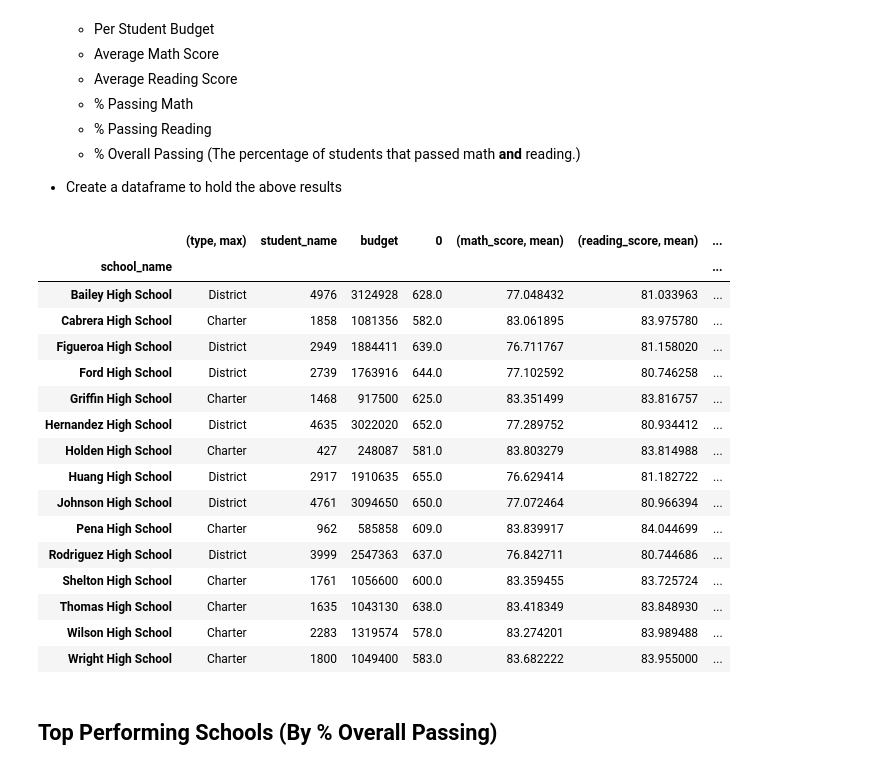
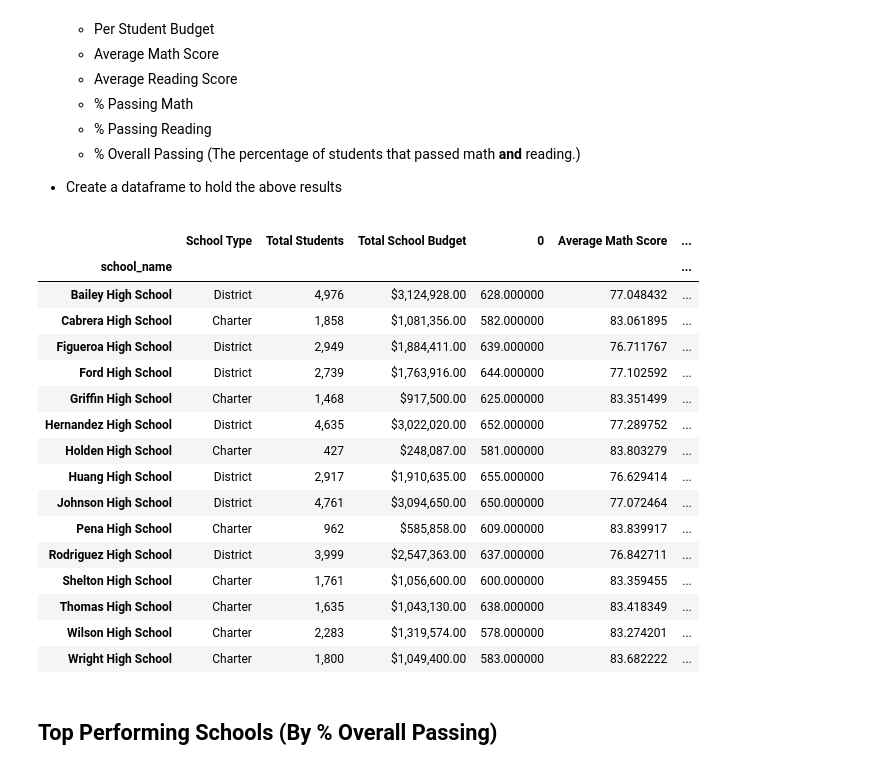
Before and after one commit to shermeenajani/pandas-challenge, a Jupyter notebook: PyCitySchools_starter.ipynb, the cells around one changed output. Saved outputs shown, nothing was run; the diff lists cells and outputs as text; code cells hidden in the pictures.

```diff
--- a/PyCitySchools_starter.ipynb
+++ b/PyCitySchools_starter.ipynb
@@ -114,70 +114,92 @@ District_Summary_Formatted_DF
 schools_grouped_df = school_data_complete_df.groupby(['school_name'])
 
 gschool_type = school_data_complete_df.groupby(['school_name']).agg({"type":["max"]})
+#Learned the droplevel concept from Tim Smith
+gschool_type.columns = gschool_type.columns.droplevel(1)
+#https://www.dataforeverybody.com/pandas-change-column-header-name/
+gschool_type.rename(columns = {"type":"School Type"}, inplace="True")
 gschool_type
 
 gtotal_students = school_data_complete_df.groupby(['school_name']).agg({"student_name":["count"]})
+gtotal_students.columns = gtotal_students.columns.droplevel(1)
+gtotal_students.rename(columns = {"student_name":"Total Students"}, inplace="True")
 gtotal_students
 
 gtotal_budget = school_data_complete_df.groupby(['school_name']).agg({"budget":["max"]})
+gtotal_budget.columns = gtotal_budget.columns.droplevel(1)
+gtotal_budget.rename(columns = {"budget":"Total School Budget"}, inplace="True")
 gtotal_budget
 
-gtotal_budget.columns = gtotal_budget.columns.droplevel(1)
-gtotal_students.columns = gtotal_students.columns.droplevel(1)
-gper_student_budget = (gtotal_budget["budget"]/gtotal_students["student_name"])
+gper_student_budget = (gtotal_budget["Total School Budget"]/gtotal_students["Total Students"])
+gper_student_budget.columns =['Per Student Budget']
 gper_student_budget
 
 gaverage_math_score = school_data_complete_df.groupby(['school_name']).agg({"math_score":["mean"]})
+gaverage_math_score.columns = gaverage_math_score.columns.droplevel(1)
+gaverage_math_score.rename(columns = {"math_score":"Average Math Score"}, inplace="True")
 gaverage_math_score
 
 gaverage_reading_score = school_data_complete_df.groupby(['school_name']).agg({"reading_score":["mean"]})
+gaverage_reading_score.columns = gaverage_reading_score.columns.droplevel(1)
+gaverage_reading_score.rename(columns = {"reading_score":"Average Reading Score"}, inplace="True")
 gaverage_reading_score
 
 total_math_passing = school_data_complete_df.loc[school_data_complete_df["math_score"] >= 70, :]
 total_math_passing_grouped = total_math_passing.groupby(['school_name']).agg({"student_name":["count"]})
 total_math_passing_grouped
 total_math_passing_grouped.columns = total_math_passing_grouped.columns.droplevel(1)
-gpercent_math_passing= (total_math_passing_grouped["student_name"]/gtotal_students["student_name"])
+gpercent_math_passing= (total_math_passing_grouped["student_name"]/gtotal_students["Total Students"])
 gpercent_math_passing
 
 total_reading_passing = school_data_complete_df.loc[school_data_complete_df["reading_score"] >= 70, :]
 total_reading_passing_grouped = total_reading_passing.groupby(['school_name']).agg({"student_name":["count"]})
 total_reading_passing_grouped
 total_reading_passing_grouped.columns = total_reading_passing_grouped.columns.droplevel(1)
-gpercent_reading_passing= (total_reading_passing_grouped["student_name"]/gtotal_students["student_name"])
+gpercent_reading_passing= (total_reading_passing_grouped["student_name"]/gtotal_students["Total Students"])
 gpercent_reading_passing
 
 total_math_reading_passing = school_data_complete_df.loc[(school_data_complete_df["math_score"] >= 70)&
                                                          (school_data_complete_df["reading_score"] >= 70), :]
 total_math_reading_passing_grouped = total_math_reading_passing.groupby(['school_name']).agg({"student_name":["count"]})
 total_math_reading_passing_grouped
 total_math_reading_passing_grouped.columns = total_math_reading_passing_grouped.columns.droplevel(1)
-gpercent_math_reading_passing = (total_math_reading_passing_grouped["student_name"]/gtotal_students["student_name"])
+gpercent_math_reading_passing = (total_math_reading_passing_grouped["student_name"]/gtotal_students["Total Students"])
 gpercent_math_reading_passing
 
-#pd.concat([aaa, bbb], axis=1)
+# #https://stackoverflow.com/questions/40339886/pandas-concat-generates-nan-values
 School_Summary = pd.concat([gschool_type,gtotal_students,gtotal_budget,gper_student_budget,
                             gaverage_math_score,gaverage_reading_score,gpercent_math_passing,
-                            gpercent_reading_passing,gpercent_math_reading_passing], axis=1)
+                            gpercent_reading_passing,gpercent_math_reading_passing
+                           ], axis=1)
 School_Summary
+
+School_Summary_DF = School_Summary.style.format({'Total School Budget': '${:,.2f}'.format,
+                                                'Total Students': '{:,.0f}'.format,
+                                                 'Average Math Score': '{:,.6f}'.format,
+                                                 'Average Reading Score': '{:,.5f}'.format,
+                                                 '% Passing Math': '{:,.6%}'.format,
+                                                 '% Passing Reading': '{:,.6%}'.format,
+                                                 '% Overall Passing': '{:,.6%}'.format})
+
+School_Summary_DF
 # %% [output]
-|  | (type, max) | student_name | budget | 0 | (math_score, mean) | (reading_score, mean) | ... |
-| school_name |  |  |  |  |  |  | ... |
-| Bailey High School | District | 4976 | 3124928 | 628.0 | 77.048432 | 81.033963 | ... |
-| Cabrera High School | Charter | 1858 | 1081356 | 582.0 | 83.061895 | 83.975780 | ... |
-| Figueroa High School | District | 2949 | 1884411 | 639.0 | 76.711767 | 81.158020 | ... |
-| Ford High School | District | 2739 | 1763916 | 644.0 | 77.102592 | 80.746258 | ... |
-| Griffin High School | Charter | 1468 | 917500 | 625.0 | 83.351499 | 83.816757 | ... |
-| Hernandez High School | District | 4635 | 3022020 | 652.0 | 77.289752 | 80.934412 | ... |
-| Holden High School | Charter | 427 | 248087 | 581.0 | 83.803279 | 83.814988 | ... |
-| Huang High School | District | 2917 | 1910635 | 655.0 | 76.629414 | 81.182722 | ... |
-| Johnson High School | District | 4761 | 3094650 | 650.0 | 77.072464 | 80.966394 | ... |
-| Pena High School | Charter | 962 | 585858 | 609.0 | 83.839917 | 84.044699 | ... |
-| Rodriguez High School | District | 3999 | 2547363 | 637.0 | 76.842711 | 80.744686 | ... |
-| Shelton High School | Charter | 1761 | 1056600 | 600.0 | 83.359455 | 83.725724 | ... |
-| Thomas High School | Charter | 1635 | 1043130 | 638.0 | 83.418349 | 83.848930 | ... |
-| Wilson High School | Charter | 2283 | 1319574 | 578.0 | 83.274201 | 83.989488 | ... |
-| Wright High School | Charter | 1800 | 1049400 | 583.0 | 83.682222 | 83.955000 | ... |
+|  | School Type | Total Students | Total School Budget | 0 | Average Math Score | ... |
+| school_name |  |  |  |  |  | ... |
+| Bailey High School | District | 4,976 | $3,124,928.00 | 628.000000 | 77.048432 | ... |
+| Cabrera High School | Charter | 1,858 | $1,081,356.00 | 582.000000 | 83.061895 | ... |
+| Figueroa High School | District | 2,949 | $1,884,411.00 | 639.000000 | 76.711767 | ... |
+| Ford High School | District | 2,739 | $1,763,916.00 | 644.000000 | 77.102592 | ... |
+| Griffin High School | Charter | 1,468 | $917,500.00 | 625.000000 | 83.351499 | ... |
+| Hernandez High School | District | 4,635 | $3,022,020.00 | 652.000000 | 77.289752 | ... |
+| Holden High School | Charter | 427 | $248,087.00 | 581.000000 | 83.803279 | ... |
+| Huang High School | District | 2,917 | $1,910,635.00 | 655.000000 | 76.629414 | ... |
+| Johnson High School | District | 4,761 | $3,094,650.00 | 650.000000 | 77.072464 | ... |
+| Pena High School | Charter | 962 | $585,858.00 | 609.000000 | 83.839917 | ... |
+| Rodriguez High School | District | 3,999 | $2,547,363.00 | 637.000000 | 76.842711 | ... |
+| Shelton High School | Charter | 1,761 | $1,056,600.00 | 600.000000 | 83.359455 | ... |
+| Thomas High School | Charter | 1,635 | $1,043,130.00 | 638.000000 | 83.418349 | ... |
+| Wilson High School | Charter | 2,283 | $1,319,574.00 | 578.000000 | 83.274201 | ... |
+| Wright High School | Charter | 1,800 | $1,049,400.00 | 583.000000 | 83.682222 | ... |
 # %% [markdown]
 ## Top Performing Schools (By % Overall Passing)
 # %% [markdown]
```
